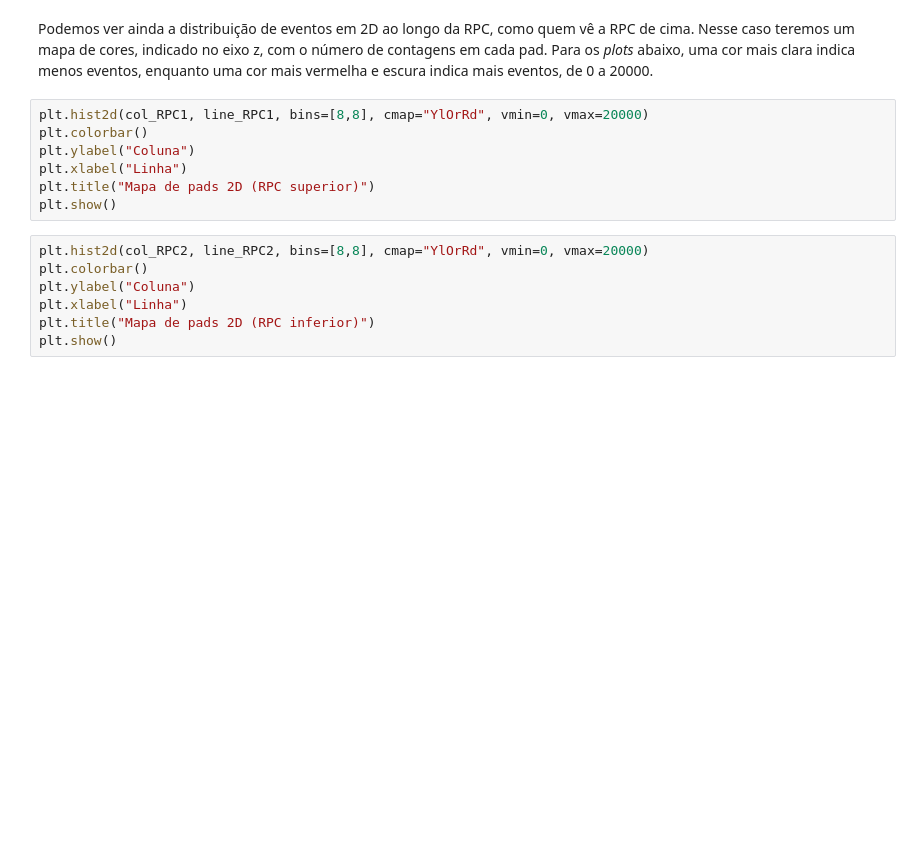
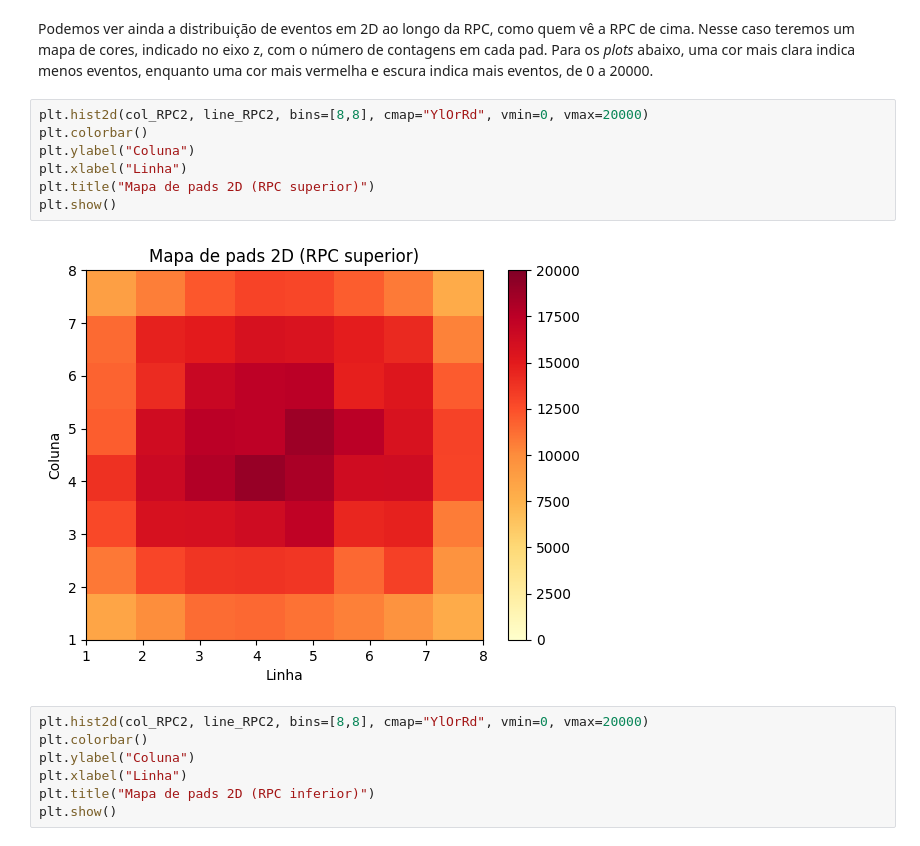
Before and after one commit to felipe-luan/EAFExp-7-hep, a Jupyter notebook: eafexp1.ipynb, the cells around one changed output. Cells and saved outputs as stored; diff of their text form; blank space fills up the shorter version.

```diff
--- a/eafexp1.ipynb
+++ b/eafexp1.ipynb
@@ -289,12 +325,14 @@ plt.show()
 # %% [markdown]
 Podemos ver ainda a distribuição de eventos em 2D ao longo da RPC, como quem vê a RPC de cima. Nesse caso teremos um mapa de cores, indicado no eixo z, com o número de contagens em cada pad. Para os *plots* abaixo, uma cor mais clara indica menos eventos, enquanto uma cor mais vermelha e escura indica mais eventos, de 0 a 20000.
 # %%
-plt.hist2d(col_RPC1, line_RPC1, bins=[8,8], cmap="YlOrRd", vmin=0, vmax=20000)
+plt.hist2d(col_RPC2, line_RPC2, bins=[8,8], cmap="YlOrRd", vmin=0, vmax=20000)
 plt.colorbar()
 plt.ylabel("Coluna")
 plt.xlabel("Linha")
 plt.title("Mapa de pads 2D (RPC superior)")
 plt.show()
+# %% [output]
+[figure, added]
 # %%
 plt.hist2d(col_RPC2, line_RPC2, bins=[8,8], cmap="YlOrRd", vmin=0, vmax=20000)
 plt.colorbar()
```
Also changed, not shown: parts of 13 cells of this notebook.
